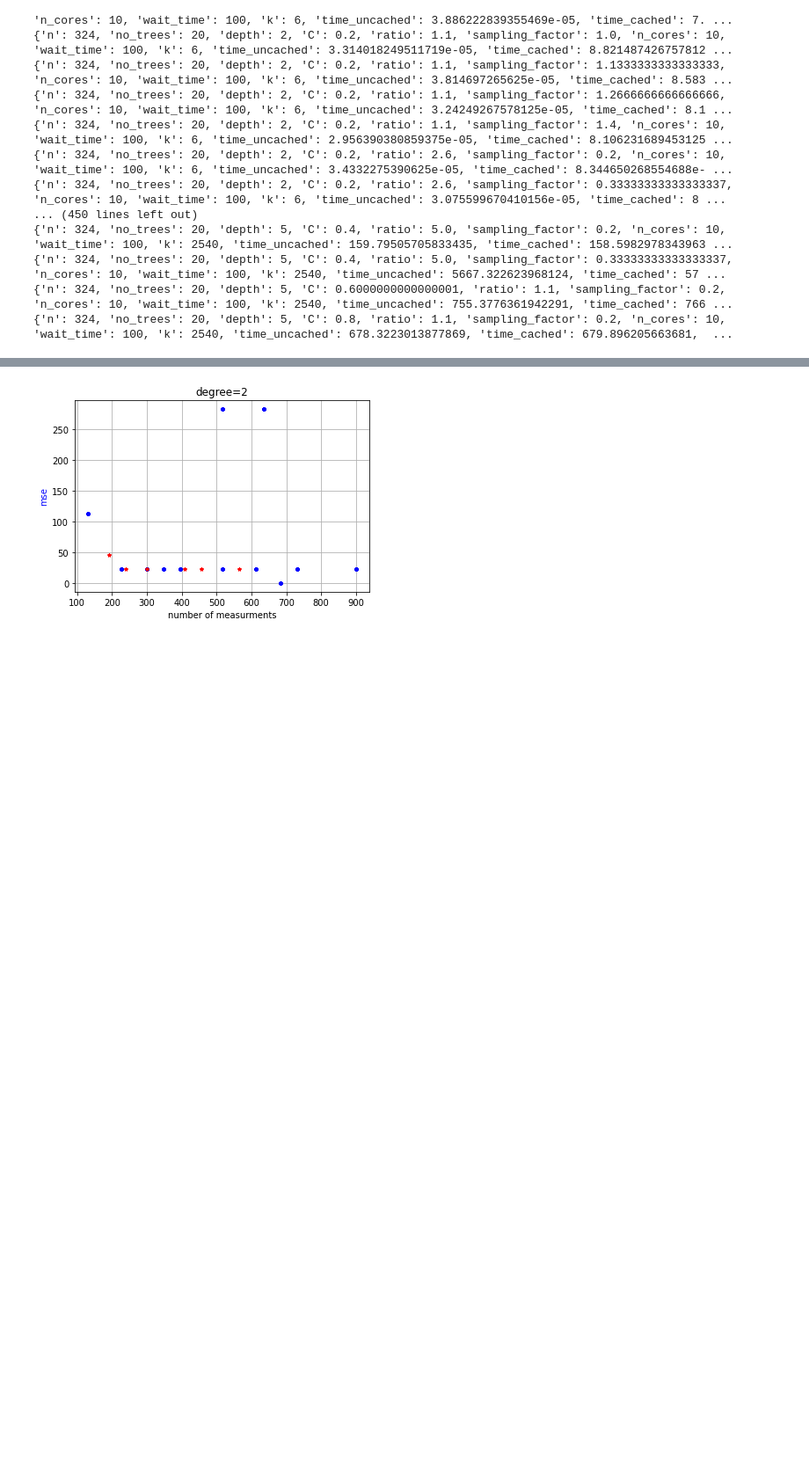
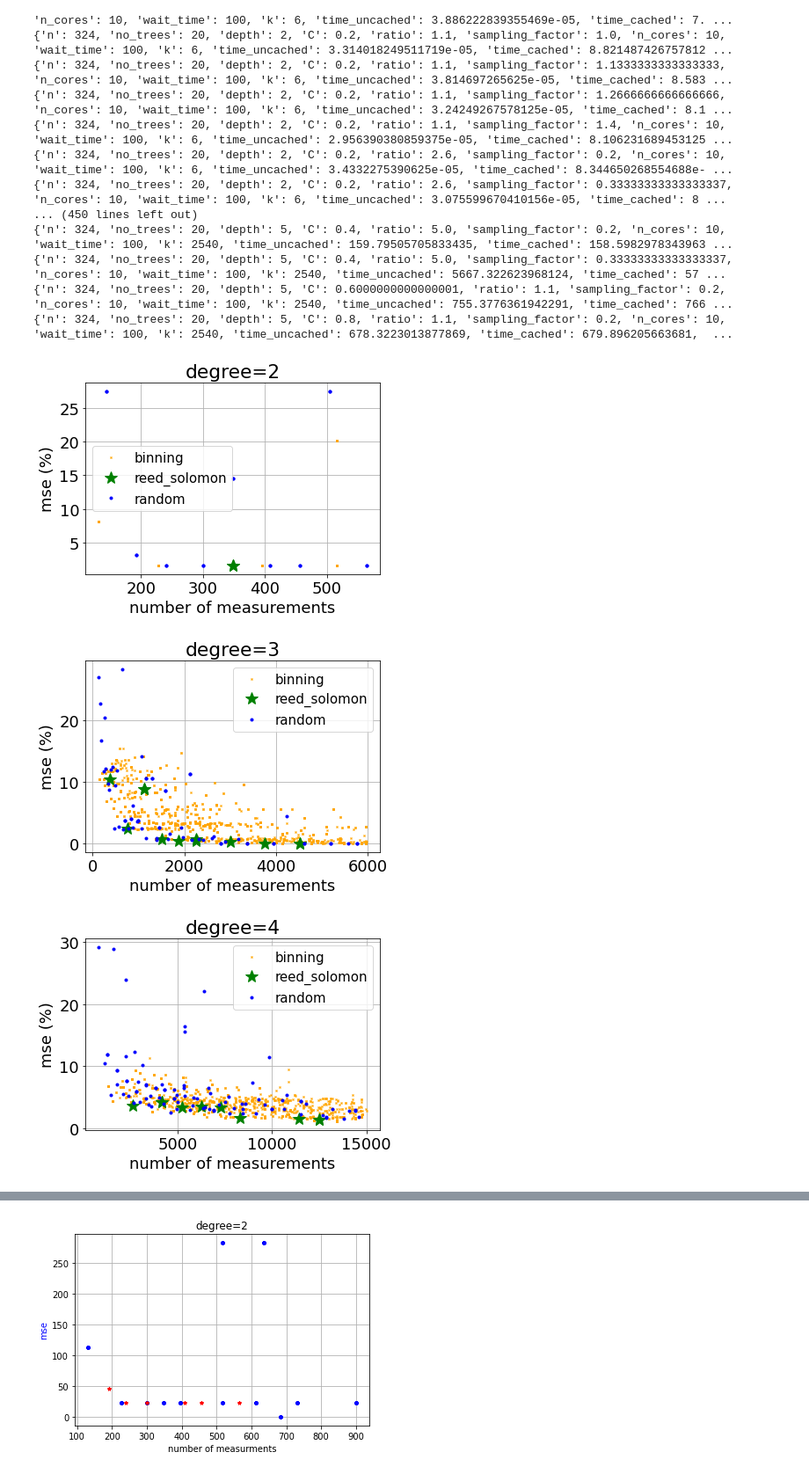
Before and after one commit to andisheh94/sparse_fourier_and_cs_on_xgboost, a Jupyter notebook: learning_boolean_functions/plotter/plotter-superconduct.ipynb, the cells around one changed output, grey strips where cells are left out. Shown at 88% size. Saved outputs shown, nothing was run; the diff lists cells and outputs as text; code cells hidden in the pictures; blank space fills up the shorter version.

```diff
--- a/learning_boolean_functions/plotter/plotter-superconduct.ipynb
+++ b/learning_boolean_functions/plotter/plotter-superconduct.ipynb
@@ -240,8 +241,8 @@ for depth in [2,3,4,5]:
                     data = json.loads(f.read())
                     print(data)
                     normalized_mse = data["mse"]/data['true_fourier_norm_squared']
-                    if normalized_mse < 0.1:
-                        result_random[depth].append((data["measurements"], data["mse"]))
+                    if normalized_mse < 0.3:
+                        result_random[depth].append((data["measurements"], normalized_mse*100))
                 except:
                     pass
                     # print(f" Couldn't find {dir_string}")
@@ -264,15 +265,24 @@ for depth in [2,3,4,5]:
 {'n': 324, 'no_trees': 20, 'depth': 5, 'C': 0.6000000000000001, 'ratio': 1.1, 'sampling_factor': 0.2, 'n_cores': 10, 'wait_time': 100, 'k': 2540, 'time_uncached': 755.3776361942291, 'time_cached': 766 ...
 {'n': 324, 'no_trees': 20, 'depth': 5, 'C': 0.8, 'ratio': 1.1, 'sampling_factor': 0.2, 'n_cores': 10, 'wait_time': 100, 'k': 2540, 'time_uncached': 678.3223013877869, 'time_cached': 679.896205663681,  ...
 # %%
+plt.rc('font', size=18)          # controls default text sizes
+plt.rc('legend', fontsize=15)
+d_to_m = {2:600, 3:6000, 4:15000, 5:40000, 6:1000000}
 for depth in [2, 3, 4, 5, 6]:
     fig, ax = plt.subplots()
-    ax.set_ylabel("mse", color="blue")
+    ax.set_ylabel("mse (%)")
     ax.set_xlabel("number of measurements")
-    ax.plot([a[0] for a in result_binning[depth]],[a[1] for a in result_binning[depth]],'.')
-    ax.plot([a[0] for a in result_reed_solomon[depth]],[a[1] for a in result_reed_solomon[depth]],'*', markersize=15)
-    ax.plot([a[0] for a in result_random[depth] if a[0]<2500 ],[a[1] for a in result_random[depth] if a[0]<2500],'r*', markersize=4)
+    ax.plot([a[0] for a in result_binning[depth] if a[0]<d_to_m[depth]],[a[1] for a in result_binning[depth] if a[0]<d_to_m[depth]],'x',  color ='#FFA500', markersize =2, label="binning" )
+    ax.plot([a[0] for a in result_reed_solomon[depth] if a[0]<d_to_m[depth]],[a[1] for a in result_reed_solomon[depth] if a[0]<d_to_m[depth]],'*', markersize=15, color='g', label="reed_solomon")
+    if depth <= 5:
+        ax.plot([a[0] for a in result_random[depth] if a[0]<d_to_m[depth] ],[a[1] for a in result_random[depth] if a[0]<d_to_m[depth]],'.', color='b', label="random")
     ax.xaxis.grid()
     ax.yaxis.grid()
     ax.set_title(f"degree={depth}")
-    plt.savefig(f"plots/superconduct-n={n}_d={depth}", dpi=300)
+    plt.legend()
+    plt.savefig(f"plots/superconduct-n={n}_d={depth}", dpi=300,  bbox_inches='tight')
     plt.show()
+# %% [output]
+[figure, added]
+[figure, added]
+[figure, added]
```
Also changed, not shown: parts of 6 cells of this notebook, 15 other files.
